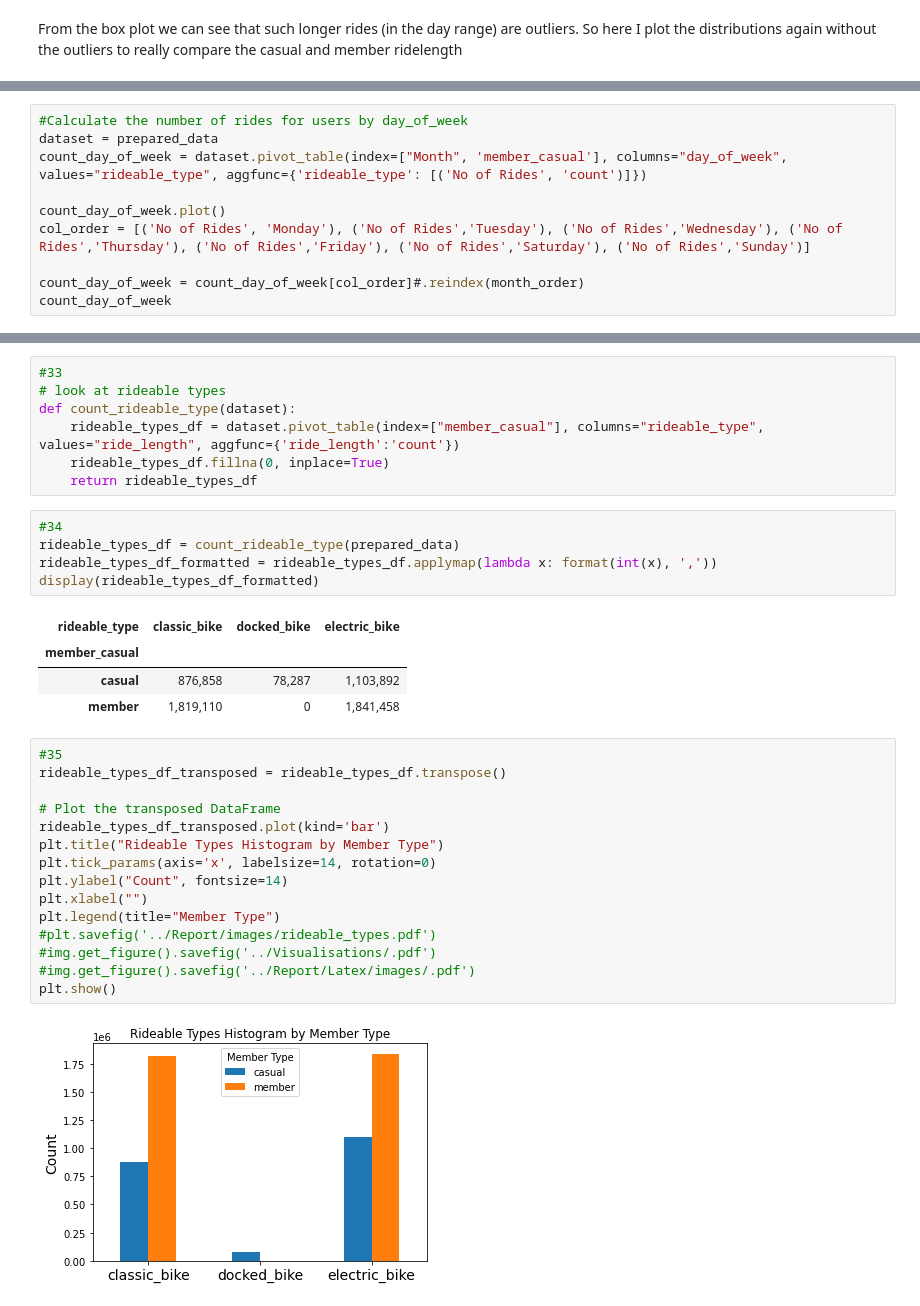
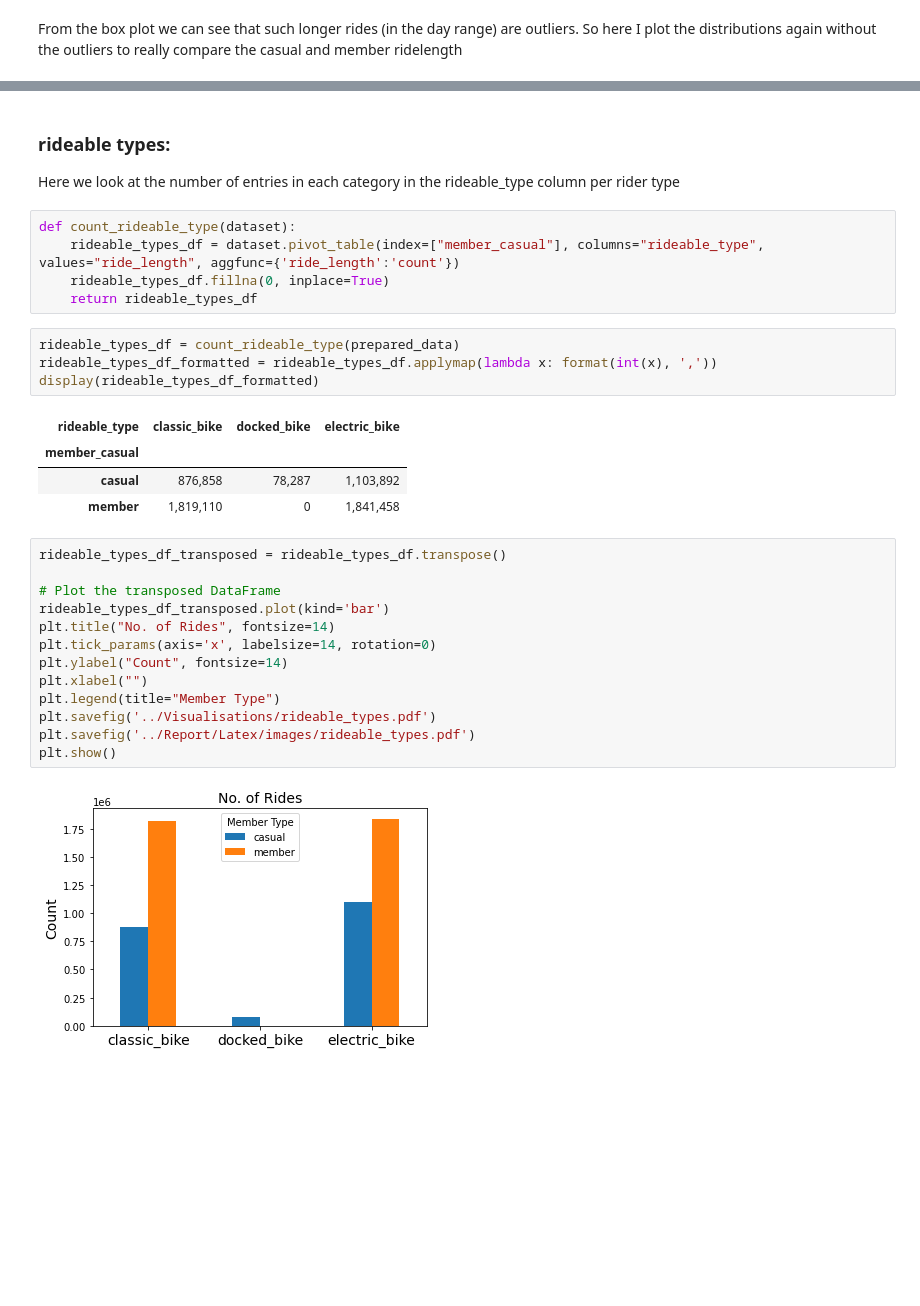
Before and after one commit to SummerKassem/BikeShareCS, a Jupyter notebook: PythonCode/bike_share_analysis.ipynb, the cells around one changed output, grey strips where cells are left out. Cells and saved outputs as stored; diff of their text form; blank space fills up the shorter version.

```diff
--- a/PythonCode/bike_share_analysis.ipynb
+++ b/PythonCode/bike_share_analysis.ipynb
@@ -800,10 +808,0 @@ plt.show()
-# %%
-#Calculate the number of rides for users by day_of_week
-dataset = prepared_data
-count_day_of_week = dataset.pivot_table(index=["Month", 'member_casual'], columns="day_of_week", values="rideable_type", aggfunc={'rideable_type': [('No of Rides', 'count')]})
-
-count_day_of_week.plot()
-col_order = [('No of Rides', 'Monday'), ('No of Rides','Tuesday'), ('No of Rides','Wednesday'), ('No of Rides','Thursday'), ('No of Rides','Friday'), ('No of Rides','Saturday'), ('No of Rides','Sunday')]
-
-count_day_of_week = count_day_of_week[col_order]#.reindex(month_order)
-count_day_of_week
@@ -868,12 +853,12 @@ prepared_data
+# %% [markdown]
+### rideable types:
+Here we look at the number of entries in each category in the rideable_type column per rider type
 # %%
-#33
-# look at rideable types
 def count_rideable_type(dataset):
     rideable_types_df = dataset.pivot_table(index=["member_casual"], columns="rideable_type", values="ride_length", aggfunc={'ride_length':'count'})
     rideable_types_df.fillna(0, inplace=True)
     return rideable_types_df
 # %%
-#34
 rideable_types_df = count_rideable_type(prepared_data)
 rideable_types_df_formatted = rideable_types_df.applymap(lambda x: format(int(x), ','))
 display(rideable_types_df_formatted)
@@ -883,19 +868,17 @@ display(rideable_types_df_formatted)
 | casual | 876,858 | 78,287 | 1,103,892 |
 | member | 1,819,110 | 0 | 1,841,458 |
 # %%
-#35
 rideable_types_df_transposed = rideable_types_df.transpose()
 
 # Plot the transposed DataFrame
 rideable_types_df_transposed.plot(kind='bar')
-plt.title("Rideable Types Histogram by Member Type")
+plt.title("No. of Rides", fontsize=14)
 plt.tick_params(axis='x', labelsize=14, rotation=0)
 plt.ylabel("Count", fontsize=14)
 plt.xlabel("")
 plt.legend(title="Member Type")
-#plt.savefig('../Report/images/rideable_types.pdf')
-#img.get_figure().savefig('../Visualisations/.pdf')
-#img.get_figure().savefig('../Report/Latex/images/.pdf')
+plt.savefig('../Visualisations/rideable_types.pdf')
+plt.savefig('../Report/Latex/images/rideable_types.pdf')
 plt.show()
 # %% [output]
-[figure, old version]
+[figure, new version]
```
Also changed, not shown: parts of 13 cells of this notebook, 2 other files.
